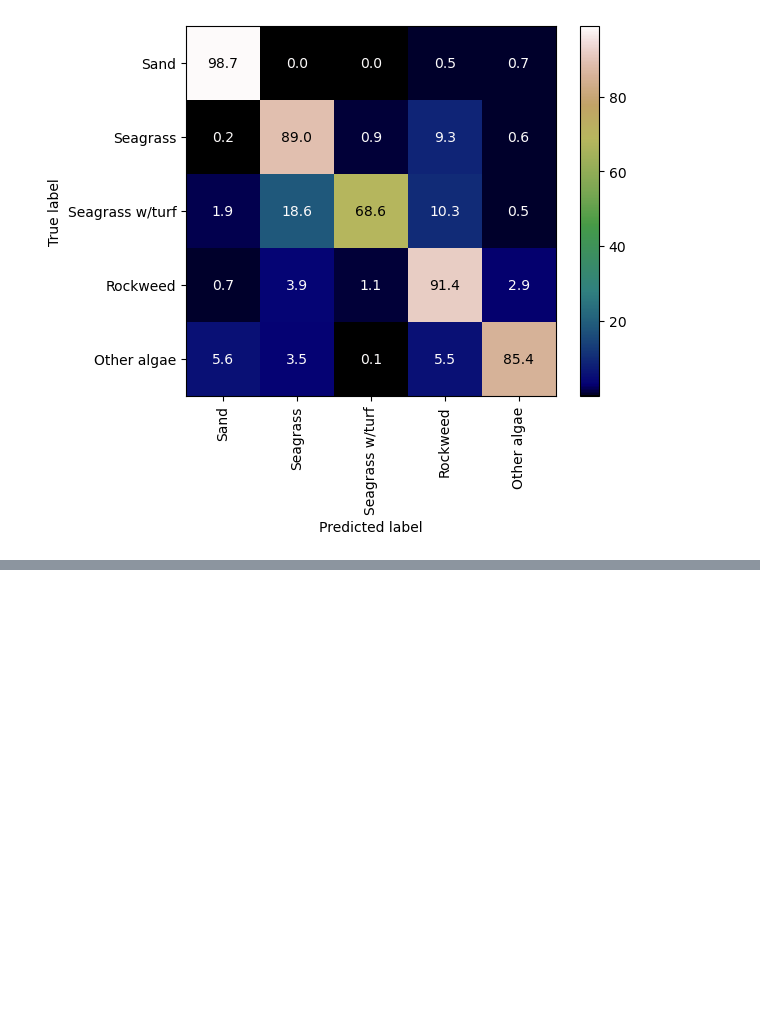
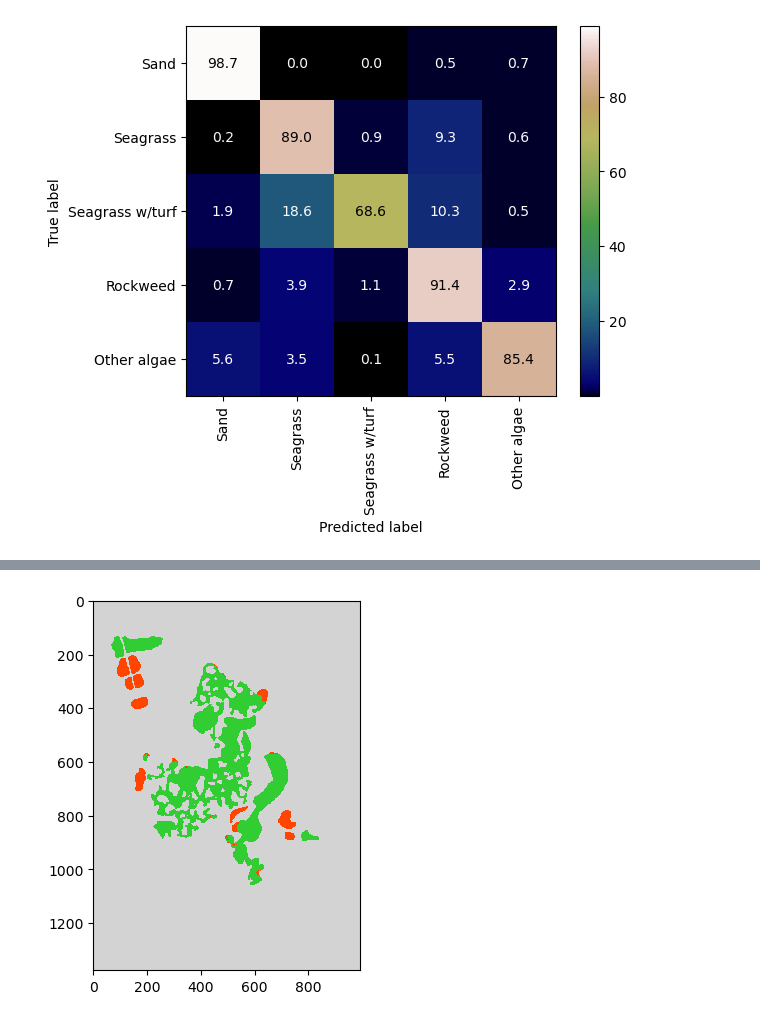
Before and after one commit to mh-skjelvareid/massimal, a Jupyter notebook: dataset_specific/20210825_Olberg/20210825_OlbergAreaS_CompareTrainedModels.ipynb, the cells around one changed output, grey strips where cells are left out. Saved outputs shown, nothing was run; the diff lists cells and outputs as text; code cells hidden in the pictures; blank space fills up the shorter version.

```diff
--- a/dataset_specific/20210825_Olberg/20210825_OlbergAreaS_CompareTrainedModels.ipynb
+++ b/dataset_specific/20210825_Olberg/20210825_OlbergAreaS_CompareTrainedModels.ipynb
@@ -248,0 +260,14 @@ plt.show()
+# %%
+# Try visualizing which parts of image are correctly classified
+class_result_im = np.zeros_like(im_pred_unet[1],dtype=np.uint8)
+# %%
+class_result_im[im_pred_unet[1] != label_images[1]] = 1
+class_result_im[im_pred_unet[1] == label_images[1]] = 2
+class_result_im[label_images[1] == 0] = 0
+# %%
+plt.imshow(class_result_im,
+           interpolation='none',
+           cmap=matplotlib.colors.ListedColormap(colors=['lightgray','orangered','limegreen']))
+plt.show()
+# %% [output]
+[figure, added]
```
Also changed, not shown: parts of 11 cells of this notebook, 11 other files.
